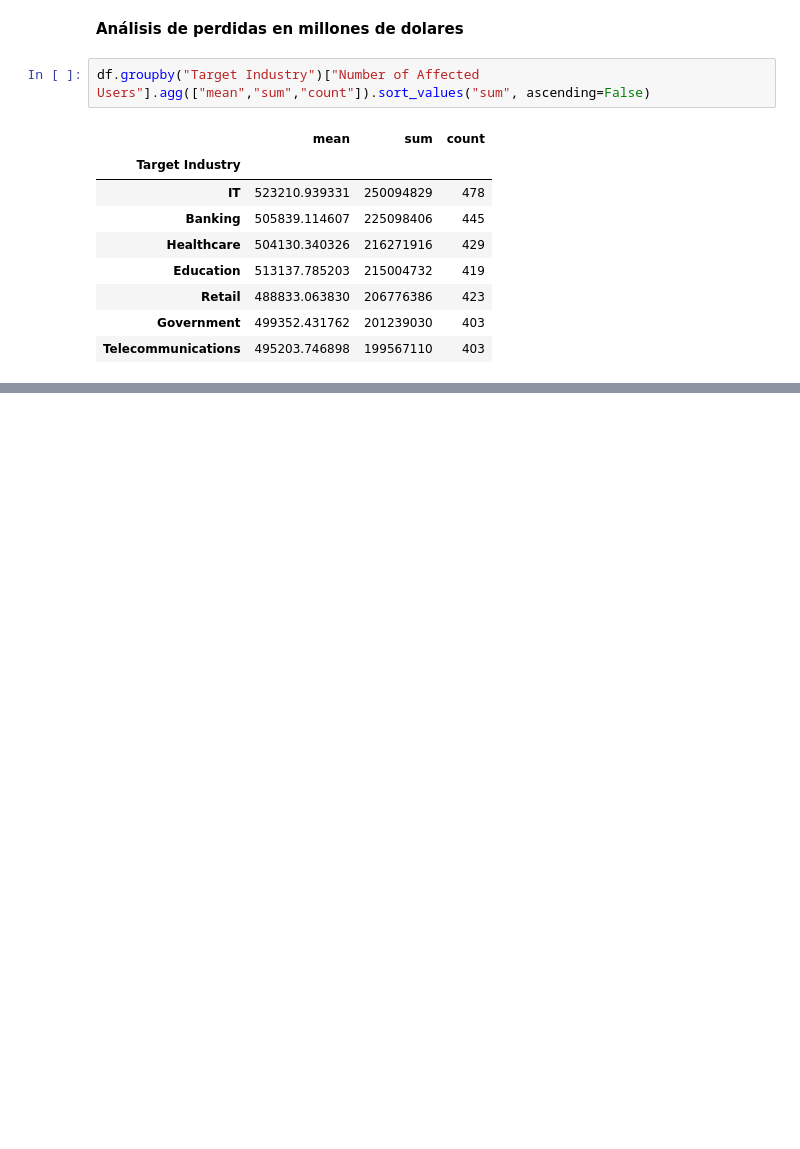
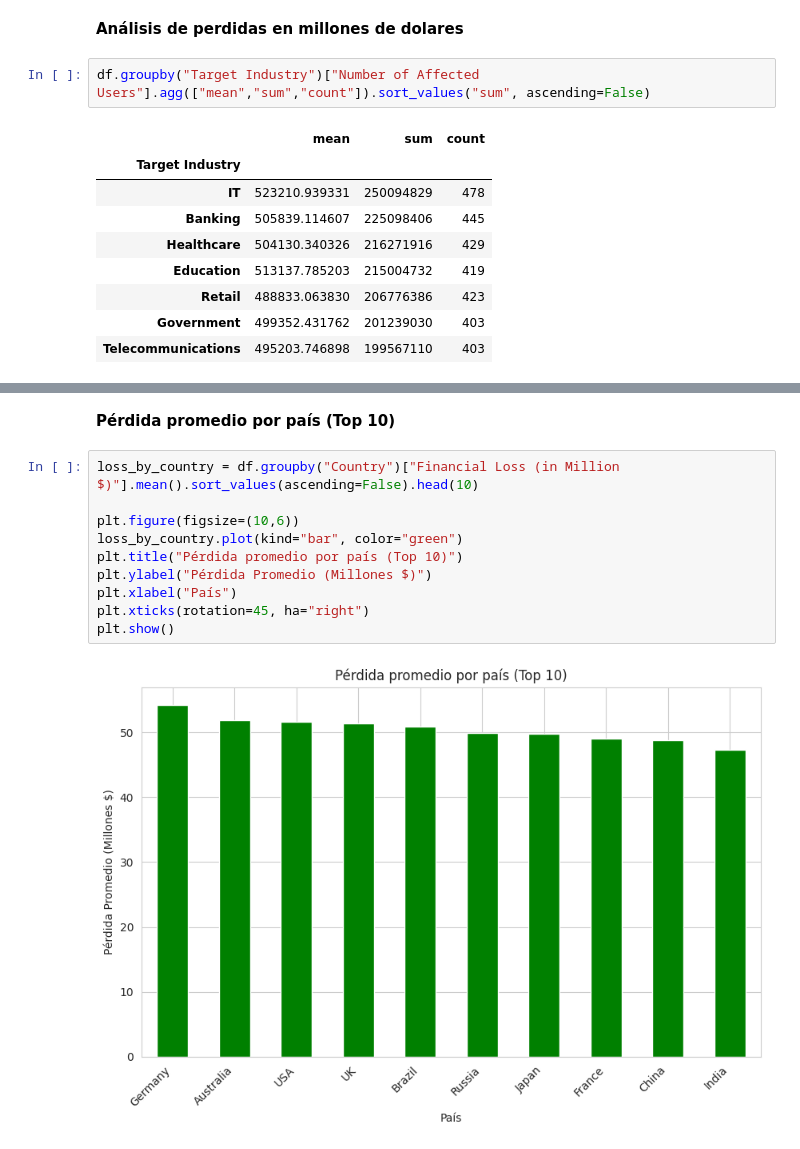
Before and after one commit to Bryan810/Grupo_9_tarea_3, a Jupyter notebook: sample.ipynb, the cells around one changed output, grey strips where cells are left out. Cells and saved outputs as stored; diff of their text form; blank space fills up the shorter version.

```diff
--- a/sample.ipynb
+++ b/sample.ipynb
@@ -61,0 +89,14 @@ df.groupby("Target Industry")["Number of Affected Users"].agg(["mean","sum","cou
+# %% [markdown]
+**Pérdida promedio por país (Top 10)**
+# %%
+loss_by_country = df.groupby("Country")["Financial Loss (in Million $)"].mean().sort_values(ascending=False).head(10)
+
+plt.figure(figsize=(10,6))
+loss_by_country.plot(kind="bar", color="green")
+plt.title("Pérdida promedio por país (Top 10)")
+plt.ylabel("Pérdida Promedio (Millones $)")
+plt.xlabel("País")
+plt.xticks(rotation=45, ha="right")
+plt.show()
+# %% [output]
+[figure, added]
```
Also changed, not shown: parts of 13 cells of this notebook, 1 other file.
